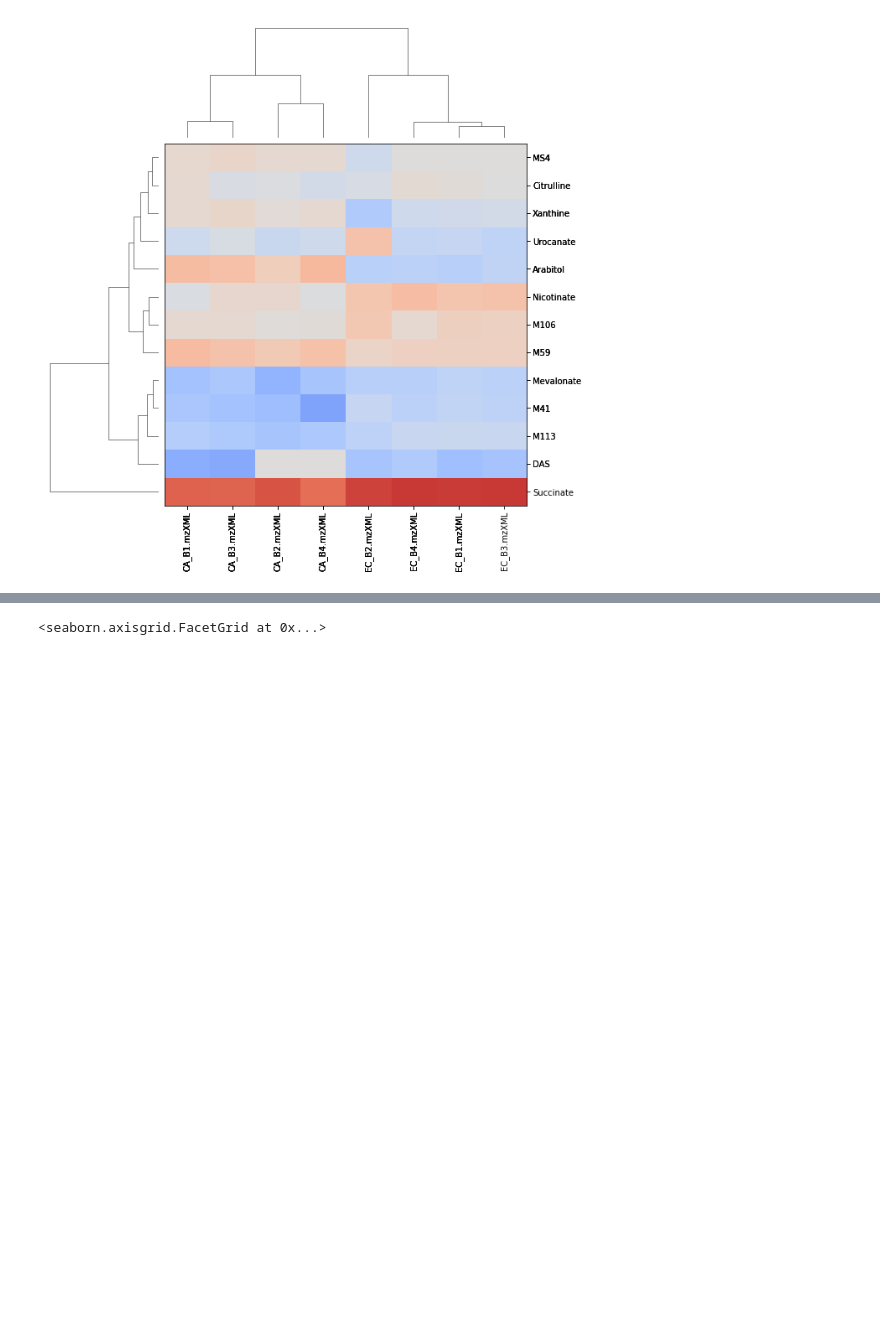
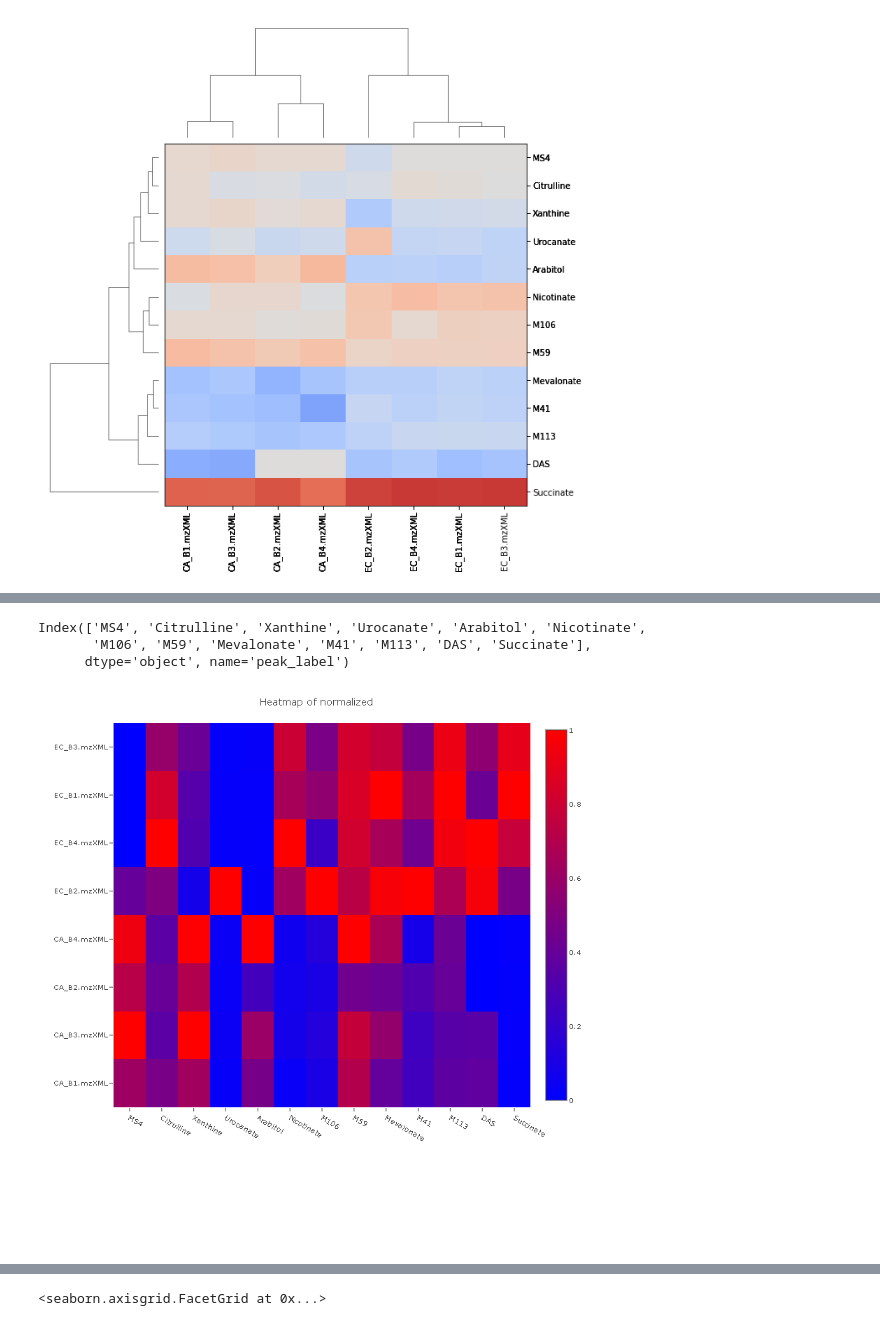
Before and after one commit to LewisResearchGroup/ms-mint, a Jupyter notebook: notebooks/MINT__demo.ipynb, the cells around one changed output, grey strips where cells are left out. Drawn from its saved outputs; the diff is of its cells as text; code cells hidden in the pictures; blank space fills up the shorter version.

```diff
--- a/notebooks/MINT__demo.ipynb
+++ b/notebooks/MINT__demo.ipynb
@@ -65,2 +71,2 @@ mint.export('test-export.csv')
 # %%
-mint.load('test-export.csv')
+mint.load('test-export.xlsx')
@@ -102,0 +158,8 @@ mint.plot_clustering()
+# %%
+from ms_mint.vis.plotly.plotly_tools import plot_heatmap
+plot_heatmap(mint.clustered, normed_by_cols=True)
+# %% [output]
+Index(['MS4', 'Citrulline', 'Xanthine', 'Urocanate', 'Arabitol', 'Nicotinate',
+       'M106', 'M59', 'Mevalonate', 'M41', 'M113', 'DAS', 'Succinate'],
+      dtype='object', name='peak_label')
+[figure, added]
```
Also changed, not shown: parts of 34 cells of this notebook, 5 other files.
